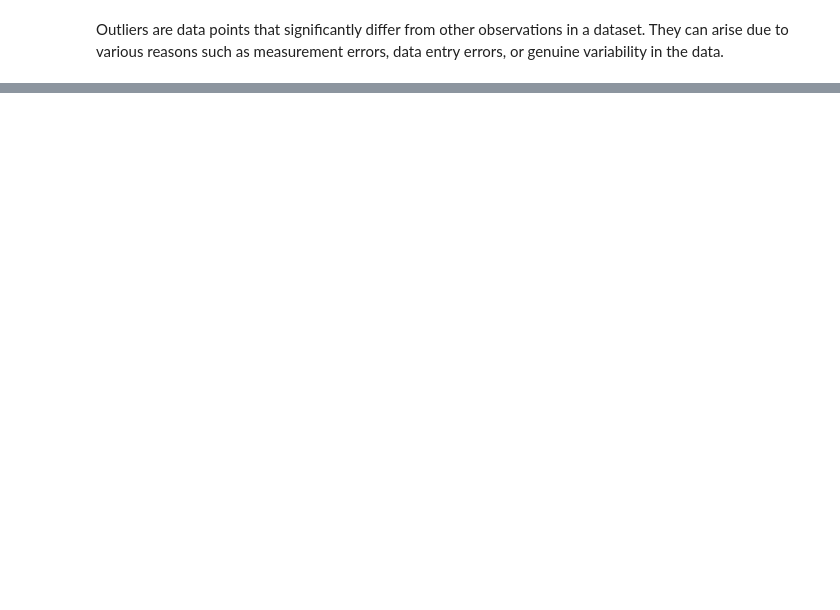
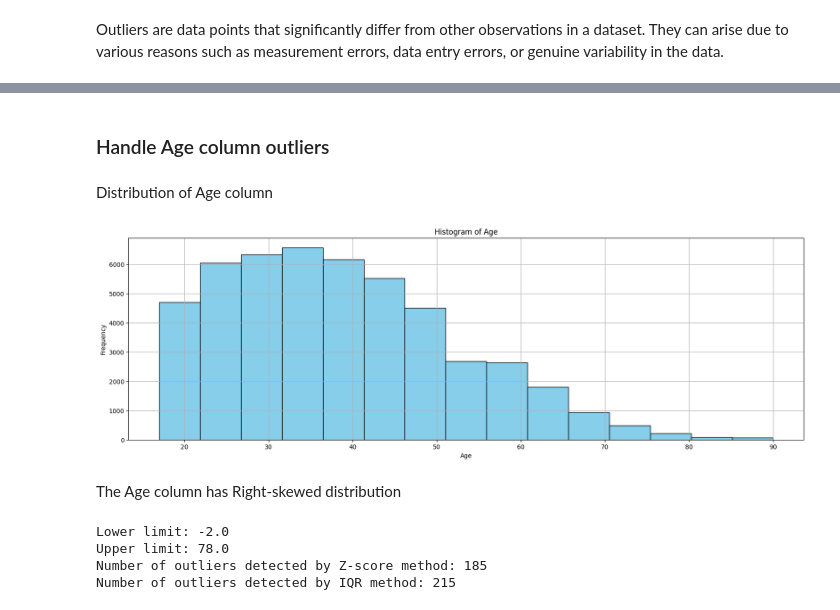
Before and after one commit to Benura2020/Income-Classification-ML, a Jupyter notebook: income_prediction_ml_project.ipynb, the cells around one changed output, grey strips where cells are left out. Drawn from its saved outputs; the diff is of its cells as text; code cells hidden in the pictures; blank space fills up the shorter version.

Commit message:
Handle outliers of age column

```diff
--- a/income_prediction_ml_project.ipynb
+++ b/income_prediction_ml_project.ipynb
@@ -920,0 +927,42 @@ Outliers are data points that significantly differ from other observations in a
+# %% [markdown]
+### Handle Age column outliers
+# %% [markdown]
+Distribution of Age column
+# %%
+# Plot histogram for Age column
+plt.figure(figsize=(20, 6))
+plt.hist(census_income_df['Age'], bins=15, color='skyblue', edgecolor='black')  #bins -> range divided into intervals (age range will be divided into 20 equally spaced intervals)
+plt.title('Histogram of Age')
+plt.xlabel('Age')
+plt.ylabel('Frequency')
+plt.grid(True)
+plt.show()
+# %% [output]
+[figure, added]
+# %% [markdown]
+The Age column has Right-skewed distribution
+# %%
+age_data = census_income_df['Age']
+
+# Method 1: Z-score
+z_scores = (age_data - age_data.mean()) / age_data.std()
+outliers_zscore = census_income_df[np.abs(z_scores) > 3]
+
+# Method 2: IQR (Interquartile Range)
+Q1 = age_data.quantile(0.25)
+Q3 = age_data.quantile(0.75)
+IQR = Q3 - Q1
+lower_bound = Q1 - 1.5 * IQR
+upper_bound = Q3 + 1.5 * IQR
+outliers_iqr = census_income_df[(age_data < lower_bound) | (age_data > upper_bound)]
+print("Lower limit:", lower_bound)
+print("Upper limit:", upper_bound)
+
+# Print the number of outliers detected by each method
+print("Number of outliers detected by Z-score method:", len(outliers_zscore))
+print("Number of outliers detected by IQR method:", len(outliers_iqr))
+# %% [output]
+Lower limit: -2.0
+Upper limit: 78.0
+Number of outliers detected by Z-score method: 185
+Number of outliers detected by IQR method: 215
```
Also changed, not shown: parts of 23 cells of this notebook, 1 other file.
